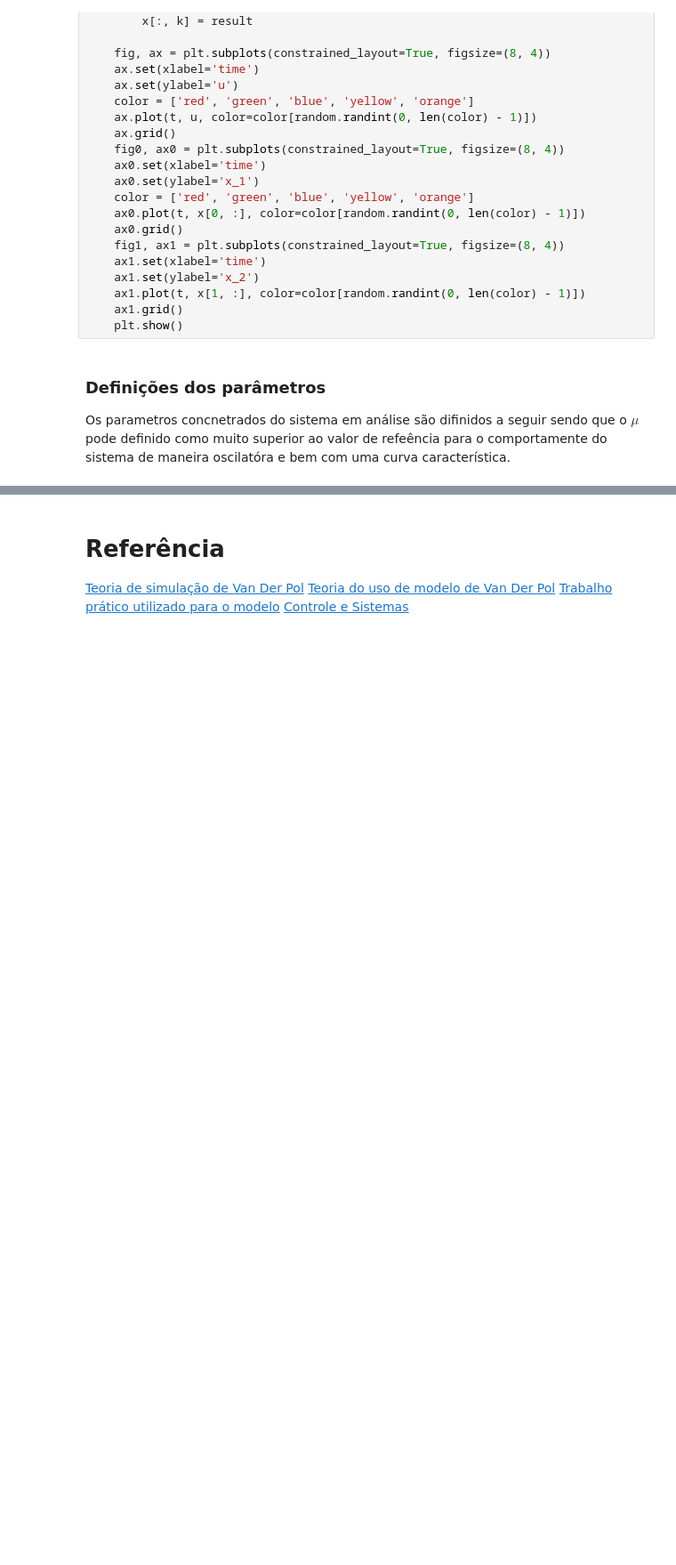
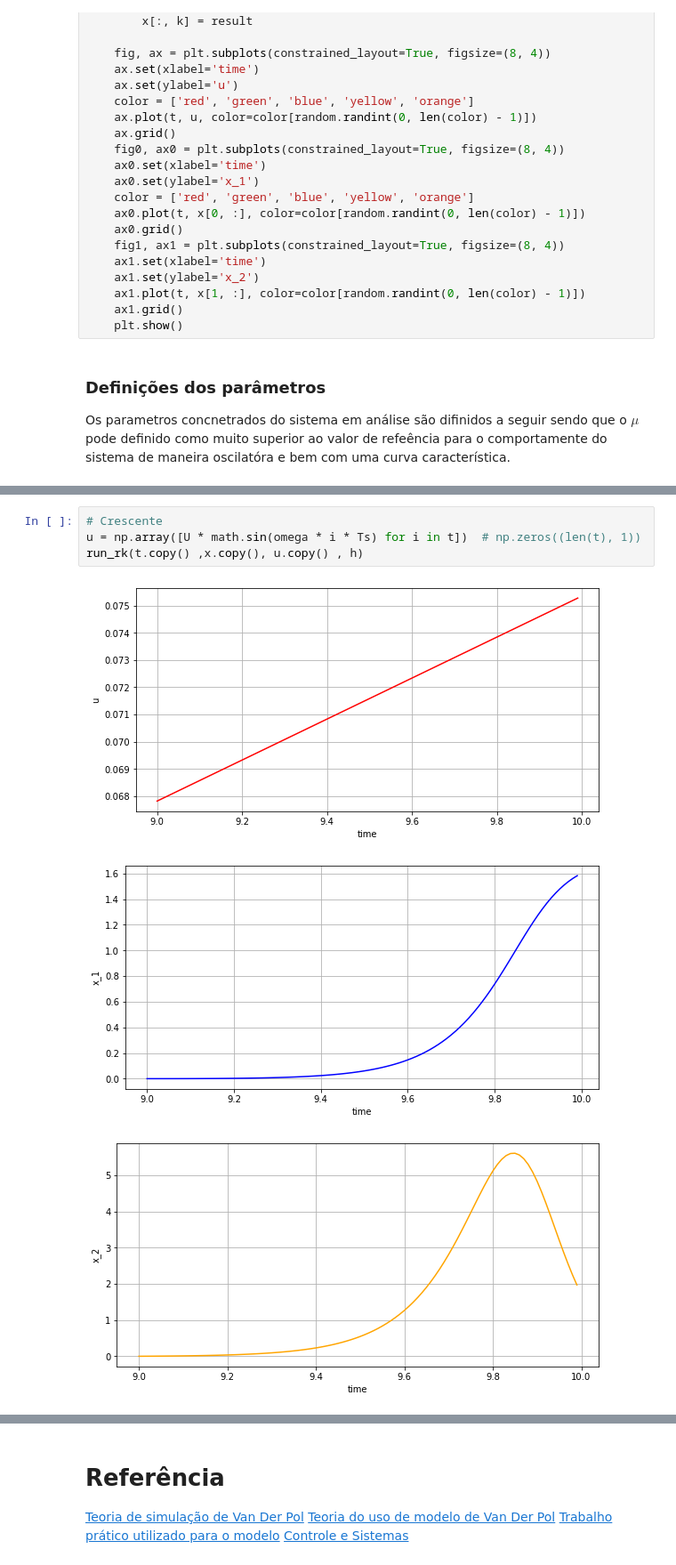
Before and after one commit to felipefrocha/esufmg-tmsd, a Jupyter notebook: van_der_pol.ipynb, the cells around one changed output, grey strips where cells are left out. Shown at 89% size. Cells and saved outputs as stored; diff of their text form; blank space fills up the shorter version.

```diff
--- a/van_der_pol.ipynb
+++ b/van_der_pol.ipynb
@@ -121,0 +145,8 @@ run_rk(t.copy() ,x.copy(), u.copy() , h)
+# %%
+# Crescente
+u = np.array([U * math.sin(omega * i * Ts) for i in t])  # np.zeros((len(t), 1))
+run_rk(t.copy() ,x.copy(), u.copy() , h)
+# %% [output]
+[figure, added]
+[figure, added]
+[figure, added]
```
Also changed, not shown: parts of 16 cells of this notebook.
